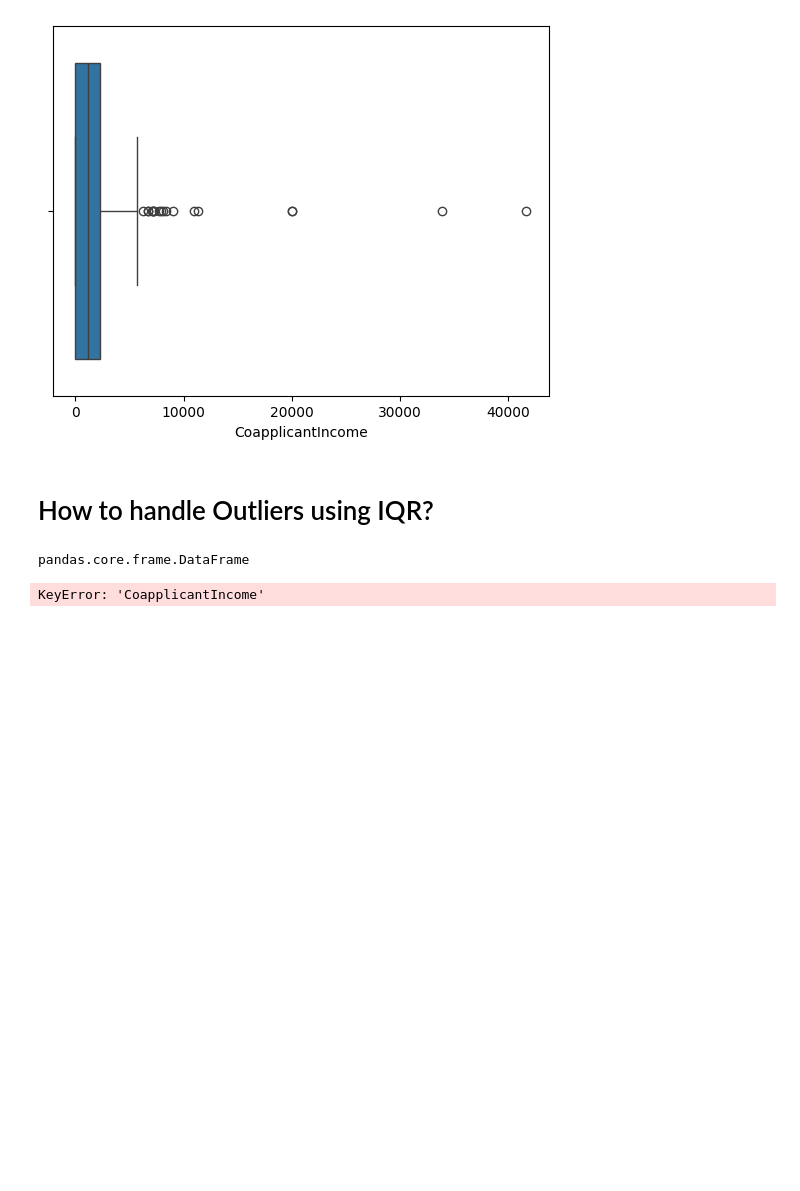
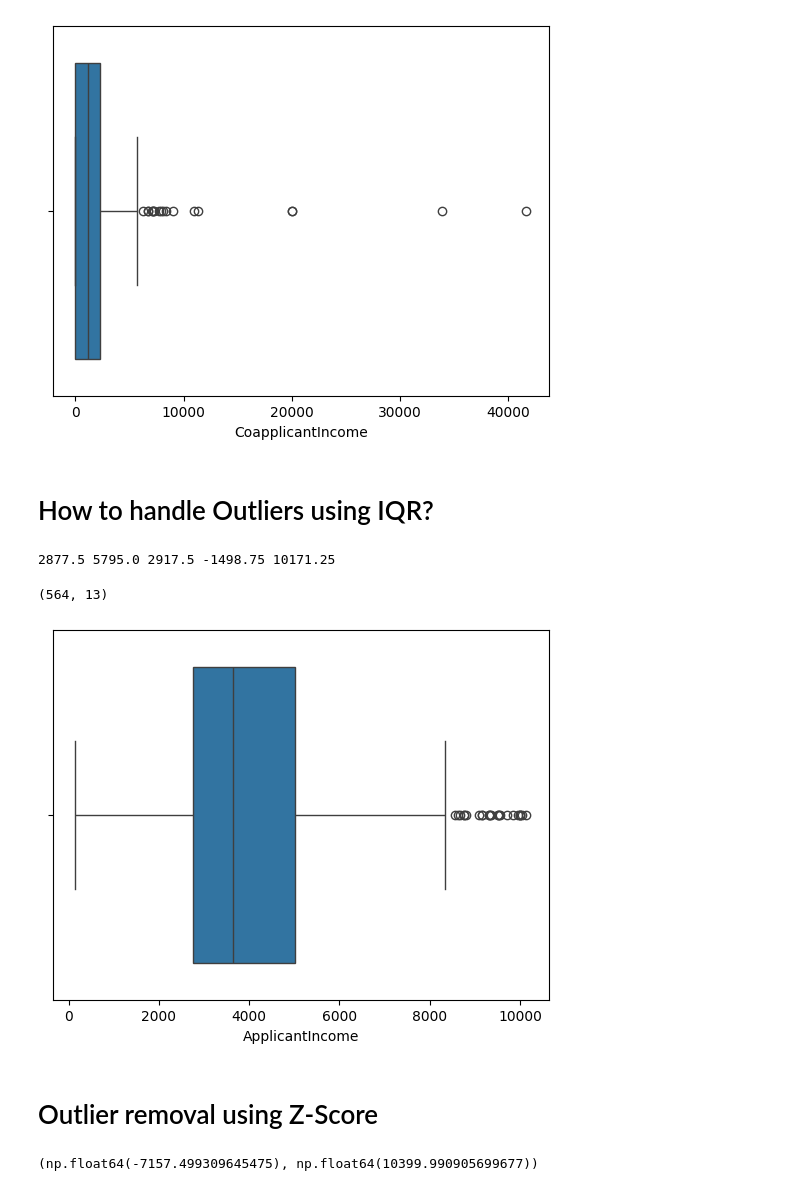
Before and after one commit to Vaishnavi943/ML_Course_-dl-ds, a Jupyter notebook: data-cleaning/jupyter.ipynb, the cells around one changed output. Cells and saved outputs as stored; diff of their text form; code cells hidden in the pictures; blank space fills up the shorter version.

```diff
--- a/data-cleaning/jupyter.ipynb
+++ b/data-cleaning/jupyter.ipynb
@@ -297,13 +297,26 @@ plt.show()
 # %% [markdown]
 # How to handle Outliers using IQR?
 # %%
-df = pd.DataFrame(dataset, columns=[['ApplicantIncome'], ['CoapplicantIncome']])
-type(dataset)
+# df = pd.DataFrame(dataset, columns=['ApplicantIncome', 'CoapplicantIncome'])
+# type(dataset)
-# %% [output]
-pandas.core.frame.DataFrame
 # %%
 q1 = df['ApplicantIncome'].quantile(0.25)
-q3 = df['CoapplicantIncome'].quantile(0.75)
-print(q1, q3)
+q3 = df['ApplicantIncome'].quantile(0.75)
+iqr = q3 - q1
+min_range = q1 - (1.5*iqr)
+max_range = q3 + (1.5*iqr)
+print(q1, q3, iqr, min_range, max_range)
 # %% [output]
-KeyError: 'CoapplicantIncome'
+2877.5 5795.0 2917.5 -1498.75 10171.25
+# %%
+new_dataset  = dataset[dataset['ApplicantIncome'] <=max_range]
+new_dataset.shape
+# %% [output]
+(564, 13)
+# %%
+sns.boxplot(x=new_dataset['ApplicantIncome'], data=new_dataset)
+plt.show()
+# %% [output]
+[figure, added]
+# %% [markdown]
+# Outlier removal using Z-Score
@@ -309,0 +326,6 @@ KeyError: 'CoapplicantIncome'
+# %%
+min_rang = (dataset['CoapplicantIncome'].mean()) - (3*dataset['CoapplicantIncome'].std())
+max_rang = (dataset['CoapplicantIncome'].mean()) + (3*dataset['CoapplicantIncome'].std())
+min_rang, max_rang
+# %% [output]
+(np.float64(-7157.499309645475), np.float64(10399.990905699677))
```
Also changed, not shown: parts of 14 cells of this notebook.
